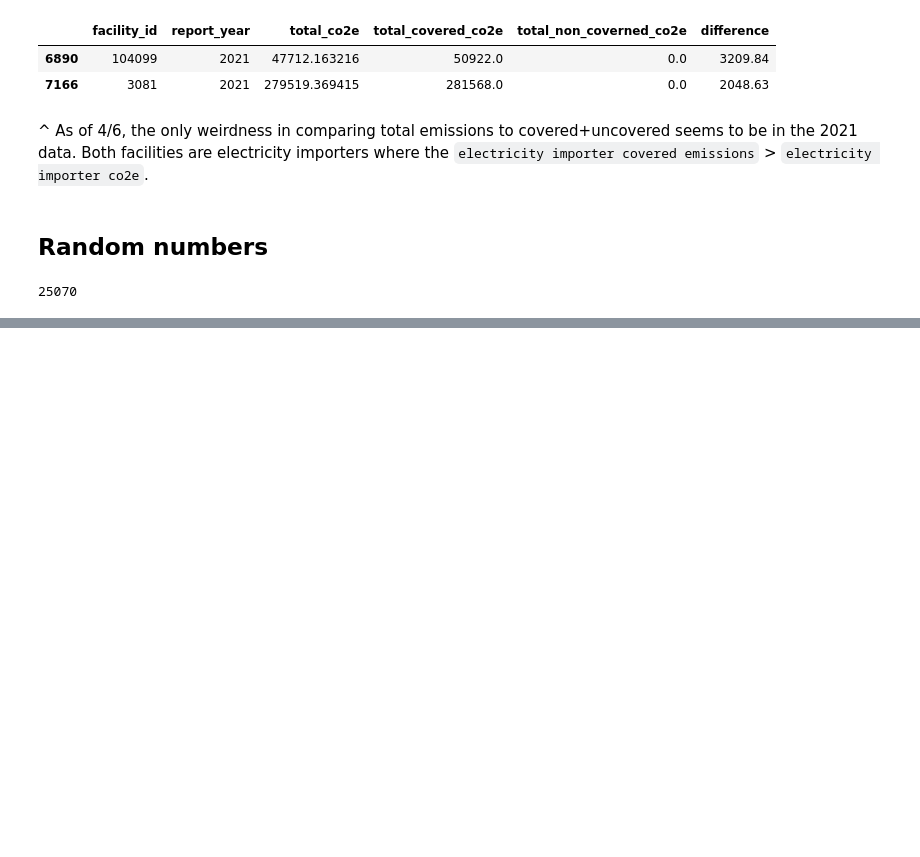
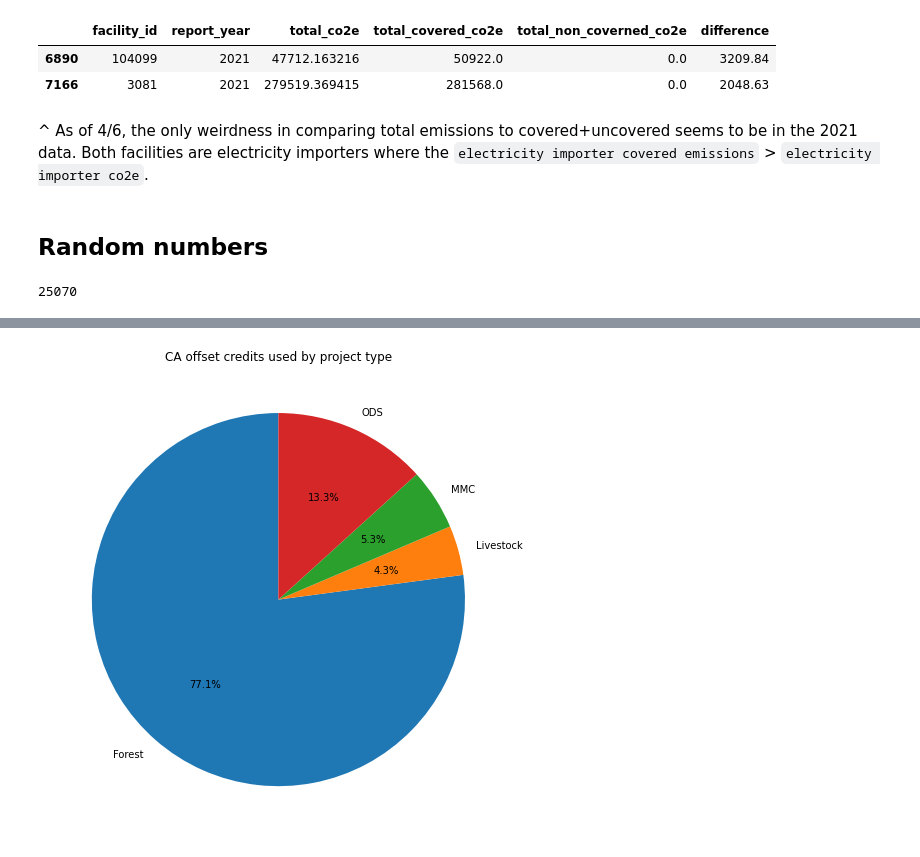
Before and after one commit to carbonplan/slcp-offsetting, a Jupyter notebook: timeseries-data/ca-timeseries.ipynb, the cells around one changed output, grey strips where cells are left out. Drawn from its saved outputs; the diff is of its cells as text; code cells hidden in the pictures; blank space fills up the shorter version.

```diff
--- a/timeseries-data/ca-timeseries.ipynb
+++ b/timeseries-data/ca-timeseries.ipynb
@@ -732,0 +793,10 @@ print (offset_use_compliance_report['2013-2014']-offset_use_issuance_table['2013
+# %%
+total_by_type = working_df.groupby('project_type')['total_credits_used'].sum()
+
+fig, ax = plt.subplots(figsize=(7, 7))
+ax.pie(total_by_type, labels=total_by_type.index, autopct='%1.1f%%', startangle=90)
+ax.set_title("CA offset credits used by project type")
+plt.tight_layout()
+plt.show()
+# %% [output]
+[figure, added]
```
Also changed, not shown: parts of 4 cells of this notebook.
